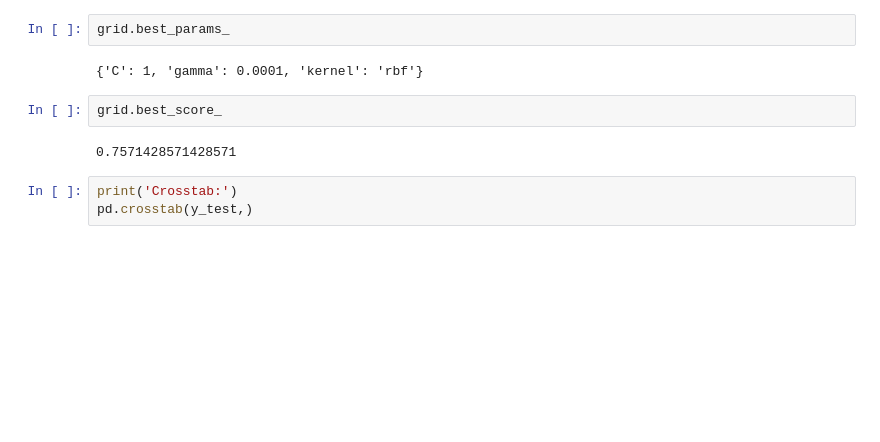
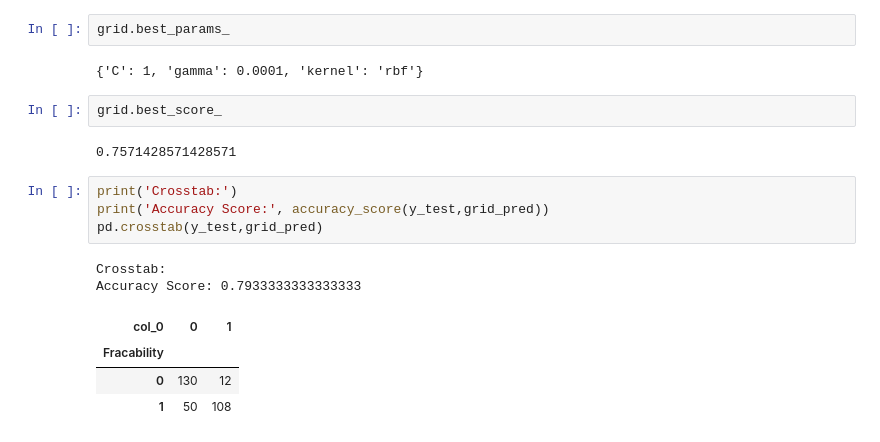
Before and after one commit to SethDwumah/Petroleum_DS-ML, a Jupyter notebook: Frac Intensity Classification.ipynb, the cells around one changed output. Drawn from its saved outputs; the diff is of its cells as text; blank space fills up the shorter version.

```diff
--- a/Frac Intensity Classification.ipynb
+++ b/Frac Intensity Classification.ipynb
@@ -208,4 +208,12 @@ grid.best_score_
 0.7571428571428571
 # %%
 print('Crosstab:')
-pd.crosstab(y_test,)
+print('Accuracy Score:', accuracy_score(y_test,grid_pred))
+pd.crosstab(y_test,grid_pred)
+# %% [output]
+Crosstab:
+Accuracy Score: 0.7933333333333333
+| col_0 | 0 | 1 |
+| Fracability |  |  |
+| 0 | 130 | 12 |
+| 1 | 50 | 108 |
```
Also changed, not shown: parts of 12 cells of this notebook, 2 other files.
